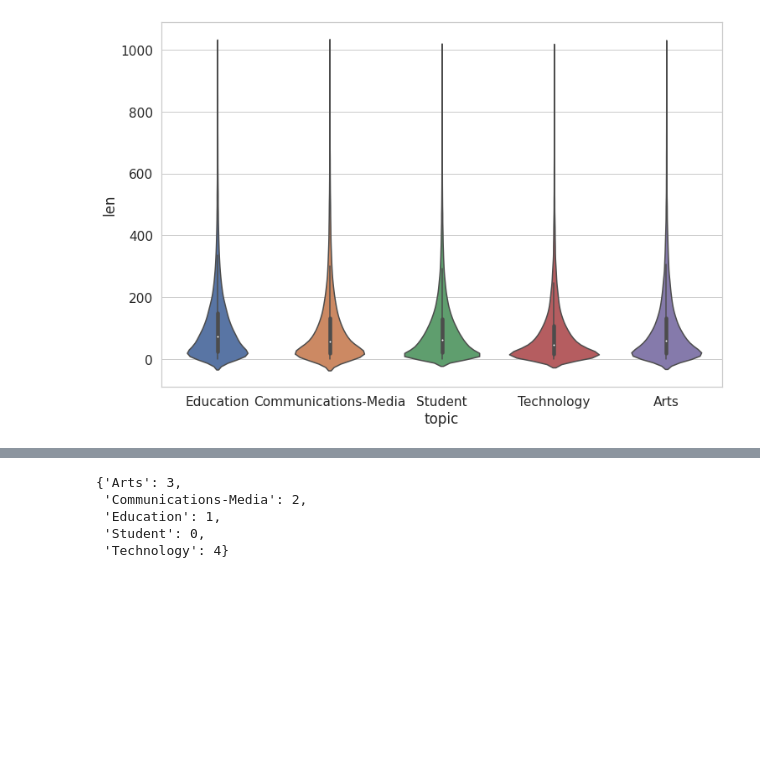
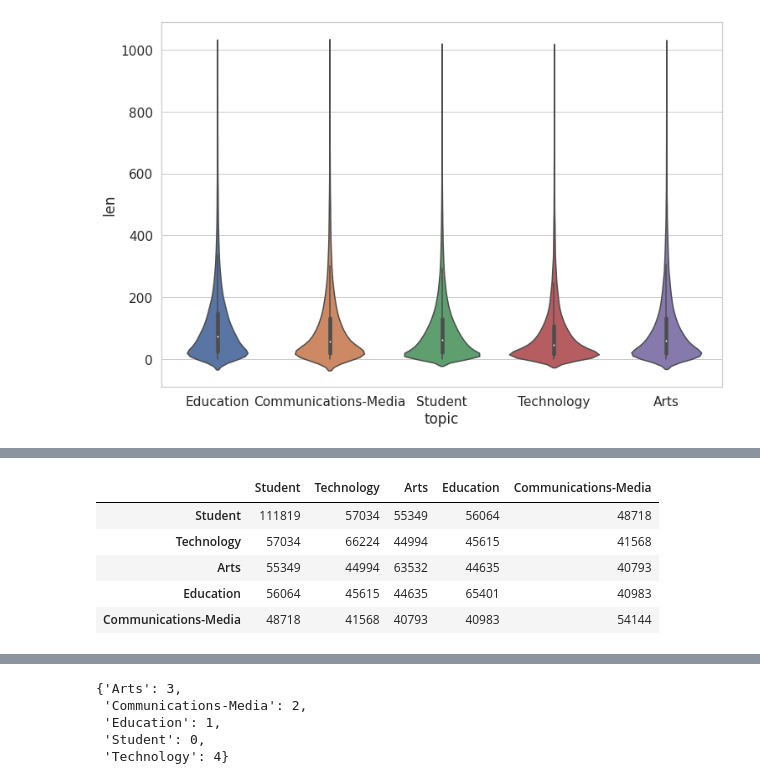
Before and after one commit to prosvirinKir/raai_project, a Jupyter notebook: topic_classifier_6.ipynb, the cells around one changed output, grey strips where cells are left out. Cells and saved outputs as stored; diff of their text form; code cells hidden in the pictures; blank space fills up the shorter version.

```diff
--- a/topic_classifier_6.ipynb
+++ b/topic_classifier_6.ipynb
@@ -214,0 +266,21 @@ len(test_dataset.labels), len(test_dataset.tokenised)
+# %%
+word_sets = {label: set() for label in classes}
+
+for text, label in tqdm(zip(train_dataset.tokenised, train_dataset.labels)):
+    word_sets[idx2label[label]] |= set(text)
+# %%
+df_intersept = pd.DataFrame(index=classes, columns=classes)
+df_intersept_ratio = pd.DataFrame(index=classes, columns=classes)
+
+for a in classes:
+    for b in classes:
+      df_intersept.loc[a, b] = len(word_sets[a] & word_sets[b])
+      df_intersept_ratio.loc[a, b] = round(len(word_sets[a] & word_sets[b]) / len(word_sets[a]), 2)
+df_intersept
+# %% [output]
+|  | Student | Technology | Arts | Education | Communications-Media |
+| Student | 111819 | 57034 | 55349 | 56064 | 48718 |
+| Technology | 57034 | 66224 | 44994 | 45615 | 41568 |
+| Arts | 55349 | 44994 | 63532 | 44635 | 40793 |
+| Education | 56064 | 45615 | 44635 | 65401 | 40983 |
+| Communications-Media | 48718 | 41568 | 40793 | 40983 | 54144 |
```
Also changed, not shown: parts of 29 cells of this notebook.
